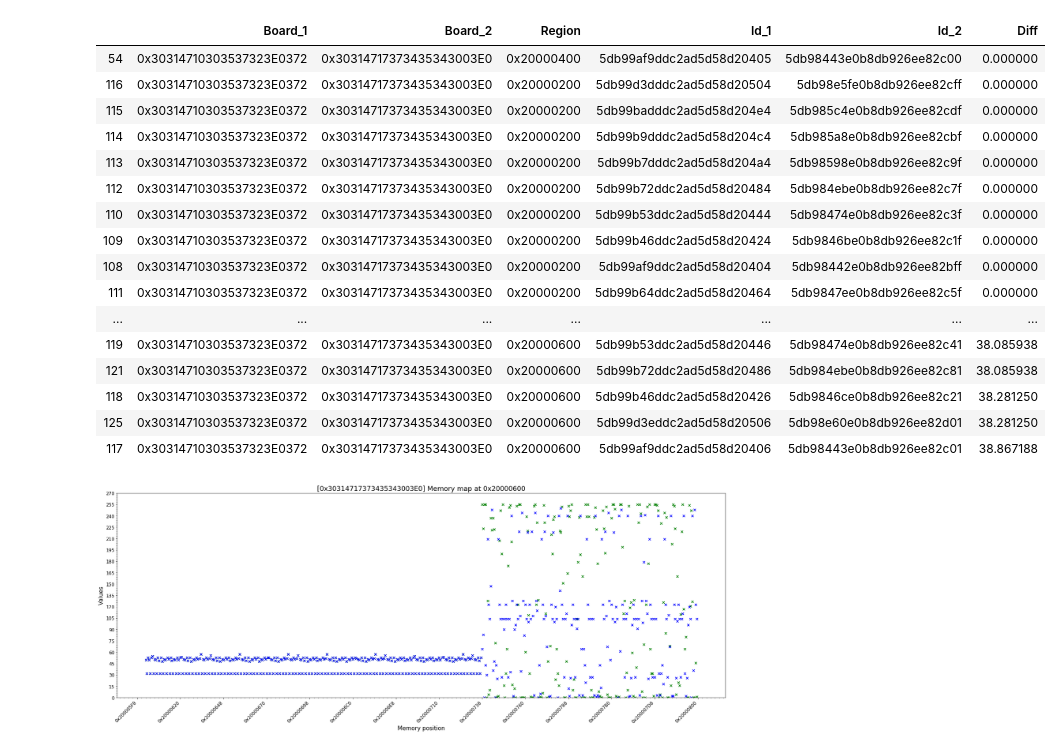
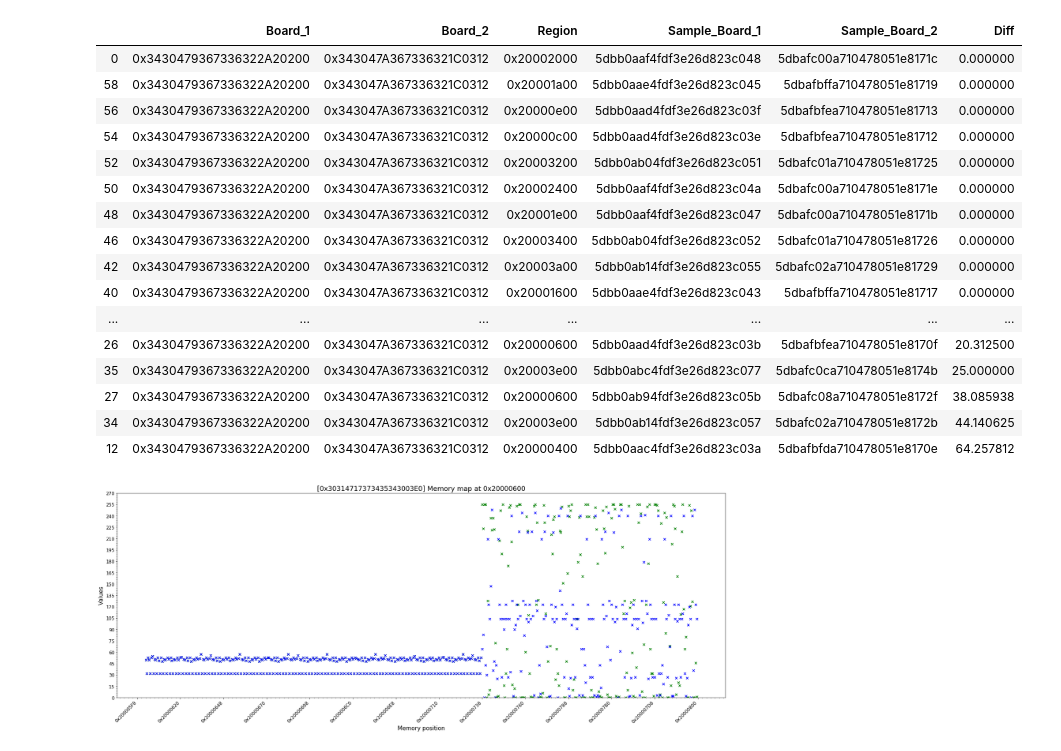
Before and after one commit to servinagrero/SRAM_PUF, a Jupyter notebook: src/jupyter/Viewer.ipynb, the cells around one changed output. Cells and saved outputs as stored; diff of their text form; code cells hidden in the pictures.

```diff
--- a/src/jupyter/Viewer.ipynb
+++ b/src/jupyter/Viewer.ipynb
@@ -13,9 +13,11 @@ import matplotlib.ticker as ticker
 # Configuration of the database
 client = pymongo.MongoClient("mongodb://localhost:27017/")
 database = client['thesis']
-db = database['dumps']
+db_dumps = database['dumps']
+db_comps = database['comps']
 
-boards_ids = list(set(i['board_id'] for i in db.find({},{"_id": 0, "board_id": 1})))
+boards_ids = list(set(i['board_id'] for i in db_dumps.find({},{"_id": 0, "board_id": 1})))
 
+print(len(boards_ids))
 print(boards_ids)
 # %% [output]
@@ -99,5 +101,7 @@ plot_memory_regions(boards_ids[1], 0, 5, show_every=False)
 # %%
+import pandas as pd
 from itertools import combinations
+
 
 def calculate_diff(sample1, sample2):
     '''
@@ -117,8 +121,7 @@ def compare_dumps(board_id, board_dumps):
     Given a pair of dumps, calculate the difference in % between them.
     Outputs the board_id, the memory position and the difference in the data.
     '''
-    memory_groups = []
-    column_names = ["Board", "Region", "Id_1", "Id_2", "Diff"]
+    column_names = ["Board", "Region", "Sample_1", "Sample_2", "Diff"]
     df = pd.DataFrame(columns=column_names)
 
     # Every possible starting memory address
@@ -127,7 +130,7 @@ def compare_dumps(board_id, board_dumps):
     # There are 32 groups, one per region of memory
     for region in memory_regions:
 
-        region_samples = list(db.find({"mem_pos": region, "board_id": board_id}))
+        region_samples = list(db_dumps.find({"mem_pos": region, "board_id": board_id}))
         region_samples = list(combinations(region_samples, 2))
 
         # Cycle through all of the samples of that memory region
@@ -136,8 +139,8 @@ def compare_dumps(board_id, board_dumps):
 
             data = {'Board': board_id,
                     'Region': region,
-                    'Id_1': str(sample1['_id']),
-                    'Id_2': str(sample2['_id']),
+                    'Sample_1': str(sample1['_id']),
+                    'Sample_2': str(sample2['_id']),
                     'Diff': diff}
             df = df.append(data, ignore_index=True)
 
@@ -193,5 +182,5 @@ plot_memory_regions(boards_ids[0], 3, 4, show_every=False)
 # %%
-board_dumps = list(db.find({"board_id": boards_ids[1]}))
+board_dumps = list(db_dumps.find({"board_id": boards_ids[30]}))
 
 data = compare_dumps(boards_ids[1], board_dumps)
 data_valid = filter_results(data, 8.0, 18.0)
@@ -223,53 +196,55 @@ plot_memory_regions(boards_ids[1], 3, 4, show_every=False)
 # %%
 # Compare the same memory region in different boards
-# region_uut = '0x20002600'
-
-memory_regions_uut = list(set([mem_pos['mem_pos'] for mem_pos in board_dumps]))
-final_column_names = ["Board_1", "Board_2", "Region", "Id_1", "Id_2", "Diff"]
+memory_regions_ut = list(set([mem_pos['mem_pos'] for mem_pos in board_dumps]))
+final_column_names = ["Board_1", "Board_2", "Region", "Sample_Board_1", "Sample_Board_2", "Diff"]
 
 fdata_df = pd.DataFrame(columns=final_column_names)
 
-for region_uut in memory_regions_uut:
-    dumps_board_0 = list(db.find({'mem_pos': region_uut, 'board_id': boards_ids[0]}))
-    dumps_board_1 = list(db.find({'mem_pos': region_uut, 'board_id': boards_ids[1]}))
+# Loop over all the memory regions
+for region_ut in memory_regions_ut:
+    # Dumps from the two boards at that memory region
+    dumps_board_0 = list(db_dumps.find({'mem_pos': region_ut, 'board_id': boards_ids[30]}))
+    dumps_board_1 = list(db_dumps.find({'mem_pos': region_ut, 'board_id': boards_ids[60]}))
 
     num_samples = min(len(dumps_board_0), len(dumps_board_1))
 
+    # Loop over all of the samples for the memory region under testing
     for sample in range(num_samples):
         diff = calculate_diff(dumps_board_0[sample], dumps_board_1[sample])
 
         data = {'Board_1': dumps_board_0[sample]['board_id'],
                 'Board_2': dumps_board_1[sample]['board_id'],
-                'Region': region_uut,
-                'Id_1': str(dumps_board_0[sample]['_id']),
-                'Id_2': str(dumps_board_1[sample]['_id']),
+                'Region': region_ut,
+                'Sample_Board_1': str(dumps_board_0[sample]['_id']),
+                'Sample_Board_2': str(dumps_board_1[sample]['_id']),
                 'Diff': diff}
 
         fdata_df = fdata_df.append(data, ignore_index=True)
 
+# Filter the results
 final_is_valid = fdata_df['Diff'] < 70
 fdata_df = fdata_df[final_is_valid]
 
 fdata_df.sort_values(['Diff'], ascending=[True], inplace=True)
 fdata_df
 # %% [output]
-|  | Board_1 | Board_2 | Region | Id_1 | Id_2 | Diff |
-| 54 | 0x30314710303537323E0372 | 0x30314717373435343003E0 | 0x20000400 | 5db99af9ddc2ad5d58d20405 | 5db98443e0b8db926ee82c00 | 0.000000 |
-| 116 | 0x30314710303537323E0372 | 0x30314717373435343003E0 | 0x20000200 | 5db99d3dddc2ad5d58d20504 | 5db98e5fe0b8db926ee82cff | 0.000000 |
-| 115 | 0x30314710303537323E0372 | 0x30314717373435343003E0 | 0x20000200 | 5db99badddc2ad5d58d204e4 | 5db985c4e0b8db926ee82cdf | 0.000000 |
-| 114 | 0x30314710303537323E0372 | 0x30314717373435343003E0 | 0x20000200 | 5db99b9dddc2ad5d58d204c4 | 5db985a8e0b8db926ee82cbf | 0.000000 |
-| 113 | 0x30314710303537323E0372 | 0x30314717373435343003E0 | 0x20000200 | 5db99b7dddc2ad5d58d204a4 | 5db98598e0b8db926ee82c9f | 0.000000 |
-| 112 | 0x30314710303537323E0372 | 0x30314717373435343003E0 | 0x20000200 | 5db99b72ddc2ad5d58d20484 | 5db984ebe0b8db926ee82c7f | 0.000000 |
-| 110 | 0x30314710303537323E0372 | 0x30314717373435343003E0 | 0x20000200 | 5db99b53ddc2ad5d58d20444 | 5db98474e0b8db926ee82c3f | 0.000000 |
-| 109 | 0x30314710303537323E0372 | 0x30314717373435343003E0 | 0x20000200 | 5db99b46ddc2ad5d58d20424 | 5db9846be0b8db926ee82c1f | 0.000000 |
-| 108 | 0x30314710303537323E0372 | 0x30314717373435343003E0 | 0x20000200 | 5db99af9ddc2ad5d58d20404 | 5db98442e0b8db926ee82bff | 0.000000 |
-| 111 | 0x30314710303537323E0372 | 0x30314717373435343003E0 | 0x20000200 | 5db99b64ddc2ad5d58d20464 | 5db9847ee0b8db926ee82c5f | 0.000000 |
+|  | Board_1 | Board_2 | Region | Sample_Board_1 | Sample_Board_2 | Diff |
+| 0 | 0x3430479367336322A20200 | 0x343047A367336321C0312 | 0x20002000 | 5dbb0aaf4fdf3e26d823c048 | 5dbafc00a710478051e8171c | 0.000000 |
+| 58 | 0x3430479367336322A20200 | 0x343047A367336321C0312 | 0x20001a00 | 5dbb0aae4fdf3e26d823c045 | 5dbafbffa710478051e81719 | 0.000000 |
+| 56 | 0x3430479367336322A20200 | 0x343047A367336321C0312 | 0x20000e00 | 5dbb0aad4fdf3e26d823c03f | 5dbafbfea710478051e81713 | 0.000000 |
+| 54 | 0x3430479367336322A20200 | 0x343047A367336321C0312 | 0x20000c00 | 5dbb0aad4fdf3e26d823c03e | 5dbafbfea710478051e81712 | 0.000000 |
+| 52 | 0x3430479367336322A20200 | 0x343047A367336321C0312 | 0x20003200 | 5dbb0ab04fdf3e26d823c051 | 5dbafc01a710478051e81725 | 0.000000 |
+| 50 | 0x3430479367336322A20200 | 0x343047A367336321C0312 | 0x20002400 | 5dbb0aaf4fdf3e26d823c04a | 5dbafc00a710478051e8171e | 0.000000 |
+| 48 | 0x3430479367336322A20200 | 0x343047A367336321C0312 | 0x20001e00 | 5dbb0aaf4fdf3e26d823c047 | 5dbafc00a710478051e8171b | 0.000000 |
+| 46 | 0x3430479367336322A20200 | 0x343047A367336321C0312 | 0x20003400 | 5dbb0ab04fdf3e26d823c052 | 5dbafc01a710478051e81726 | 0.000000 |
+| 42 | 0x3430479367336322A20200 | 0x343047A367336321C0312 | 0x20003a00 | 5dbb0ab14fdf3e26d823c055 | 5dbafc02a710478051e81729 | 0.000000 |
+| 40 | 0x3430479367336322A20200 | 0x343047A367336321C0312 | 0x20001600 | 5dbb0aae4fdf3e26d823c043 | 5dbafbffa710478051e81717 | 0.000000 |
 | ... | ... | ... | ... | ... | ... | ... |
-| 119 | 0x30314710303537323E0372 | 0x30314717373435343003E0 | 0x20000600 | 5db99b53ddc2ad5d58d20446 | 5db98474e0b8db926ee82c41 | 38.085938 |
-| 121 | 0x30314710303537323E0372 | 0x30314717373435343003E0 | 0x20000600 | 5db99b72ddc2ad5d58d20486 | 5db984ebe0b8db926ee82c81 | 38.085938 |
-| 118 | 0x30314710303537323E0372 | 0x30314717373435343003E0 | 0x20000600 | 5db99b46ddc2ad5d58d20426 | 5db9846ce0b8db926ee82c21 | 38.281250 |
-| 125 | 0x30314710303537323E0372 | 0x30314717373435343003E0 | 0x20000600 | 5db99d3eddc2ad5d58d20506 | 5db98e60e0b8db926ee82d01 | 38.281250 |
-| 117 | 0x30314710303537323E0372 | 0x30314717373435343003E0 | 0x20000600 | 5db99af9ddc2ad5d58d20406 | 5db98443e0b8db926ee82c01 | 38.867188 |
+| 26 | 0x3430479367336322A20200 | 0x343047A367336321C0312 | 0x20000600 | 5dbb0aad4fdf3e26d823c03b | 5dbafbfea710478051e8170f | 20.312500 |
+| 35 | 0x3430479367336322A20200 | 0x343047A367336321C0312 | 0x20003e00 | 5dbb0abc4fdf3e26d823c077 | 5dbafc0ca710478051e8174b | 25.000000 |
+| 27 | 0x3430479367336322A20200 | 0x343047A367336321C0312 | 0x20000600 | 5dbb0ab94fdf3e26d823c05b | 5dbafc08a710478051e8172f | 38.085938 |
+| 34 | 0x3430479367336322A20200 | 0x343047A367336321C0312 | 0x20003e00 | 5dbb0ab14fdf3e26d823c057 | 5dbafc02a710478051e8172b | 44.140625 |
+| 12 | 0x3430479367336322A20200 | 0x343047A367336321C0312 | 0x20000400 | 5dbb0aac4fdf3e26d823c03a | 5dbafbfda710478051e8170e | 64.257812 |
 # %%
 for board in boards_ids:
     plot_memory_regions(board, 3, 4, show_every=False)
```
Also changed, not shown: parts of 8 cells of this notebook, 3 other files.
